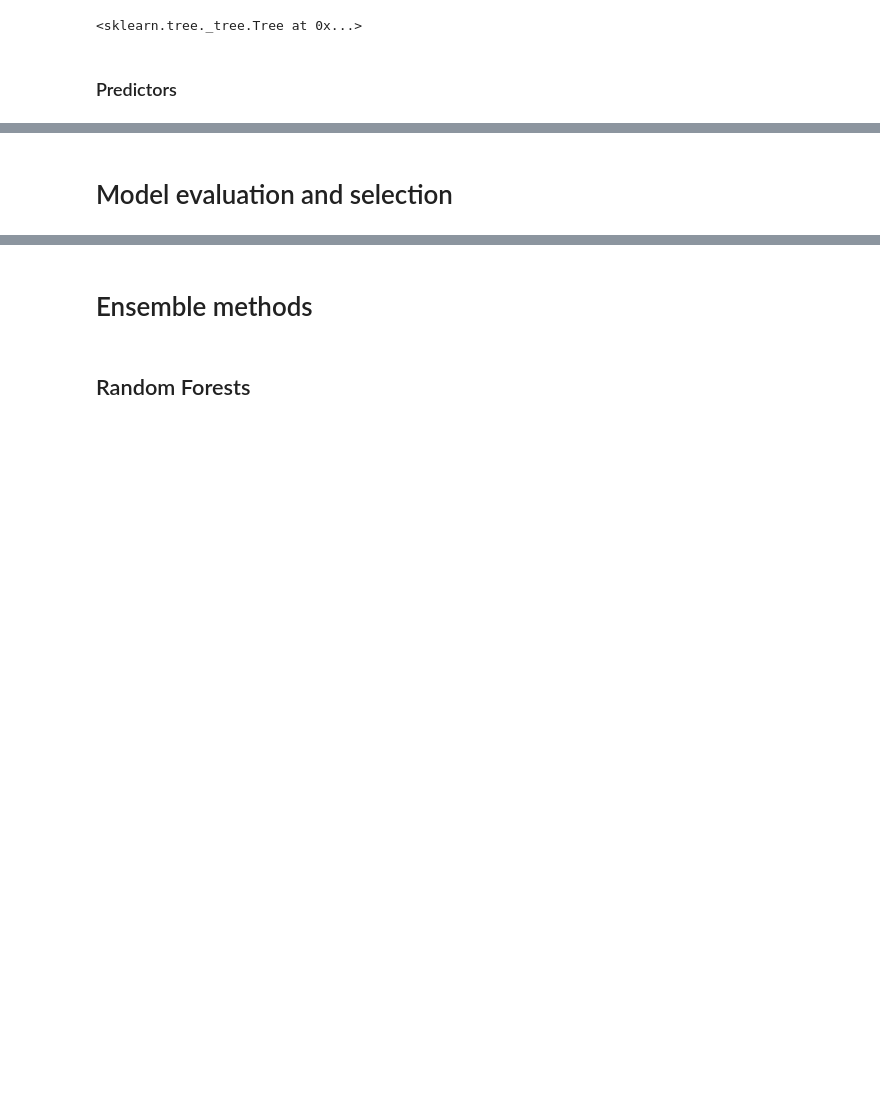
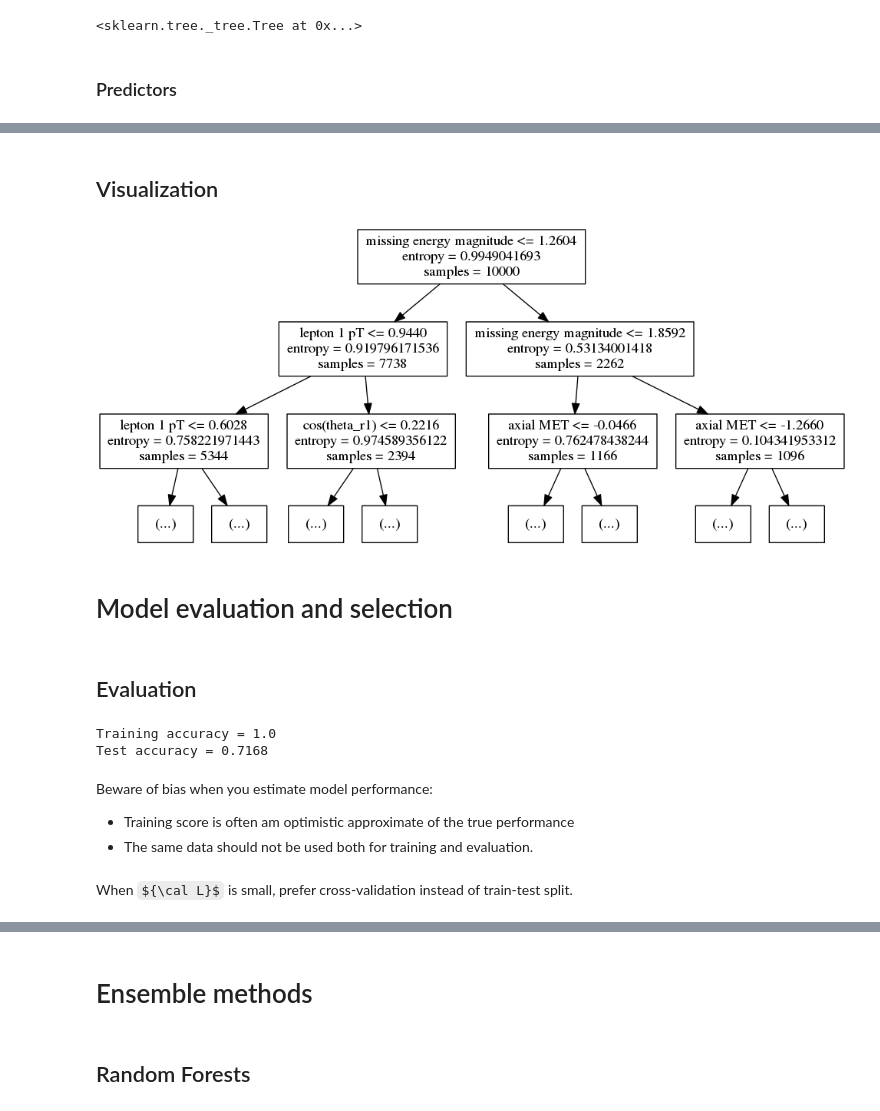
Before and after one commit to glouppe/tutorial-sklearn-lhcb, a Jupyter notebook: An introduction to Machine Learning with Scikit-Learn.ipynb, the cells around one changed output, grey strips where cells are left out. Drawn from its saved outputs; the diff is of its cells as text; code cells hidden in the pictures; some formulas as TeX source; blank space fills up the shorter version.

```diff
--- a/An introduction to Machine Learning with Scikit-Learn.ipynb
+++ b/An introduction to Machine Learning with Scikit-Learn.ipynb
@@ -199,11 +234,11 @@ class Estimator(object):
         # compute predictions ``pred``
         return pred
 # %%
-# Import estimator class
+# Import the decision tree class
 from sklearn.tree import DecisionTreeClassifier
 
 # Set hyper-parameters, for controlling the learning algorithm
-clf = DecisionTreeClassifier(max_depth=5, criterion="entropy")
+clf = DecisionTreeClassifier(criterion="entropy")
 
 # Learn a model from training data
 clf.fit(X, y)
@@ -234,2 +269,31 @@ print(clf.predict_proba(X[:3]))
+# %% [markdown]
+## Visualization
+# %%
+from sklearn.tree import export_graphviz
+export_graphviz(clf, out_file="tree.dot",
+                feature_names=df.columns[1:], max_depth=2)
+!dot -Tpng -o tree.png tree.dot
+from IPython.display import Image
+Image("tree.png")
+# %% [output]
+[figure, added]
 # %% [markdown]
 # Model evaluation and selection
+# %% [markdown]
+## Evaluation
+# %%
+from sklearn.cross_validation import train_test_split
+X_train, X_test, y_train, y_test = train_test_split(X, y)
+clf = DecisionTreeClassifier(criterion="entropy").fit(X_train, y_train)
+print("Training accuracy =", clf.score(X_train, y_train))   # Biased estimate
+print("Test accuracy =", clf.score(X_test, y_test))         # Unbiased estimate
+# %% [output]
+Training accuracy = 1.0
+Test accuracy = 0.7168
+# %% [markdown]
+
+Beware of bias when you estimate model performance:
+- Training score is often am optimistic approximate of the true performance
+- The same data should not be used both for training and evaluation.
+# %% [markdown]
+When ${\cal L}$ is small, prefer cross-validation instead of train-test split.
```
Also changed, not shown: parts of 22 cells of this notebook, 2 other files.
